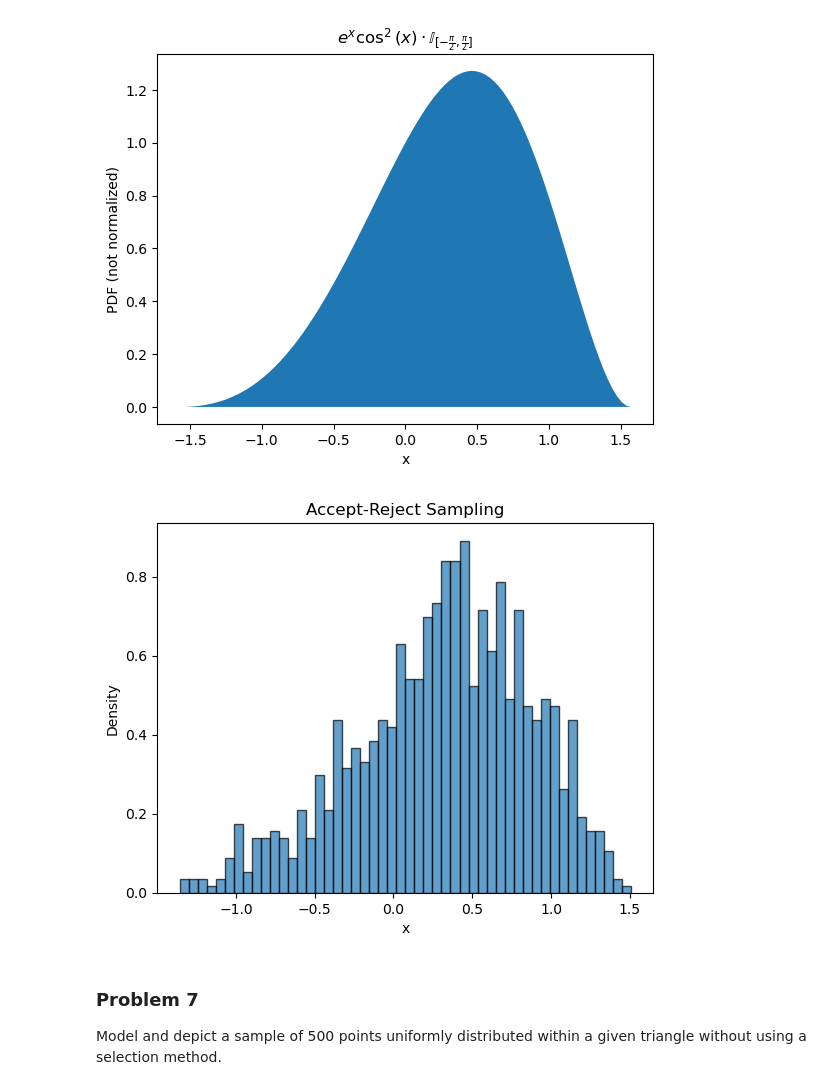
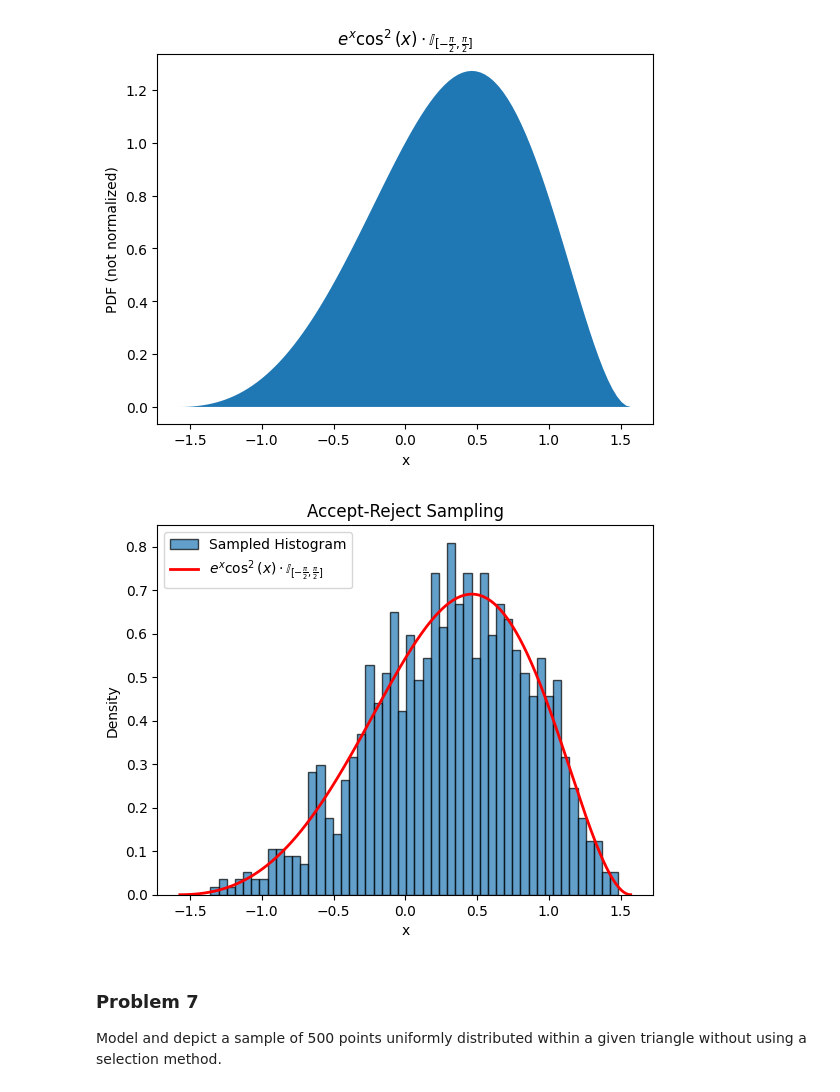
Before and after one commit to KabanovDI/HomeWork, a Jupyter notebook: hw3.ipynb, the cells around one changed output. Cells and saved outputs as stored; diff of their text form; code cells hidden in the pictures.

```diff
--- a/hw3.ipynb
+++ b/hw3.ipynb
@@ -140,38 +154,43 @@ plt.show()
 # %% [output]
 [figure]
 # %%
-
-F = lambda x: np.exp(x) * (np.cos(x))**2
+C = 2.5 / (np.exp(np.pi/2) - np.exp(-np.pi/2)) # нормирующая константа
+f = lambda x: np.exp(x) * (np.cos(x))**2
+def F(x):
+    return C * f(x)
 
 def proposal_distribution():
     '''Генерирует точку из вспомогательного распределения'''
     return np.random.uniform(-np.pi/2, np.pi/2)
 
 # Ищем максимум F, чтобы определить коэффициент пропорциональности
 x_values = np.linspace(-np.pi/2, np.pi/2, 1000)
 f_values = F(x_values)
 M = np.max(f_values) / (1 / (np.pi))
 
 def accept_reject_sample(size):
     '''Создаёт выборку из подходящих значений'''
     samples = []
     while len(samples) < size:
         x = proposal_distribution()
         u = np.random.uniform(0, 1)
         if u <= F(x) / M:
             samples.append(x)
     return np.array(samples)
 
 samples = accept_reject_sample(1000)
 
 plt.hist(samples, bins=50, density=True, edgecolor='black', alpha=0.7, label='Sampled Histogram')
+density = F(x_values)
+plt.plot(x_values, density, 'r-', lw=2, label=r'$e^x \cos^2(x) \cdot \mathbb{I}_{[-\frac{\pi}{2}, \frac{\pi}{2}]}$')
 
 plt.xlabel('x')
 plt.ylabel('Density')
 plt.title('Accept-Reject Sampling')
+plt.legend()
 plt.show()
 # %% [output]
-[figure, old version]
+[figure, new version]
 # %% [markdown]
 ### Problem 7
 Model and depict a sample of 500 points uniformly distributed within a given triangle without using a selection method.
```
Also changed, not shown: parts of 9 cells of this notebook.
